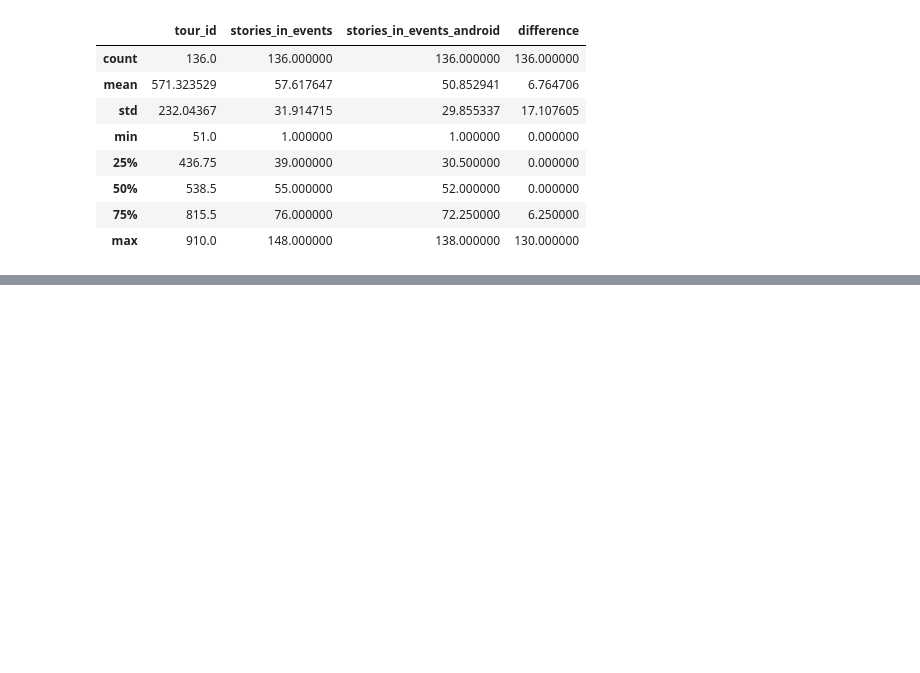
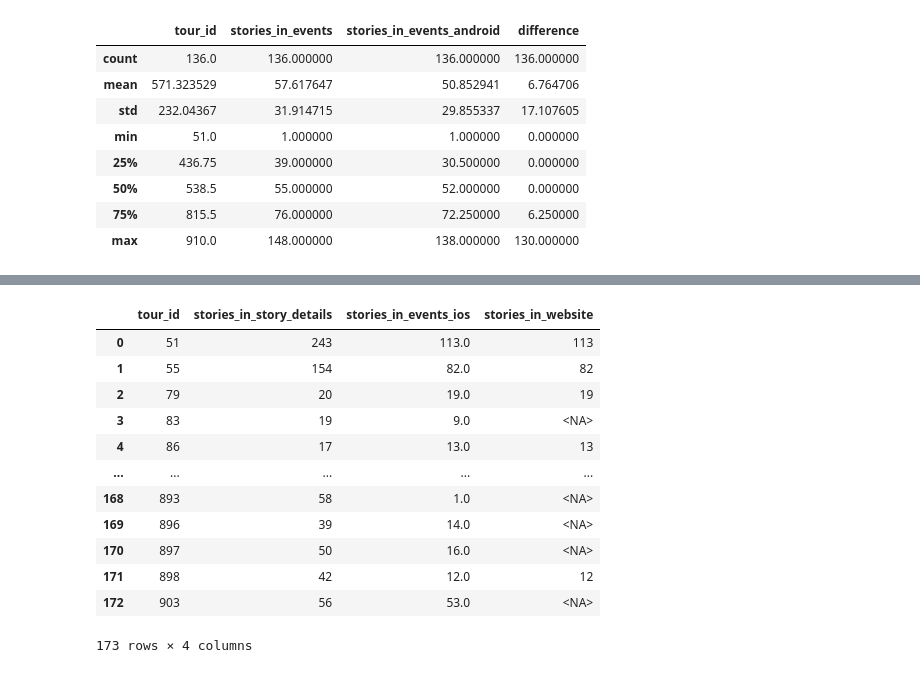
Before and after one commit to vassilismylo/Clio_Muse, a Jupyter notebook: Altair_Analytics/story_order_analysis.ipynb, the cells around one changed output, grey strips where cells are left out. Saved outputs shown, nothing was run; the diff lists cells and outputs as text; code cells hidden in the pictures; blank space fills up the shorter version.

```diff
--- a/Altair_Analytics/story_order_analysis.ipynb
+++ b/Altair_Analytics/story_order_analysis.ipynb
@@ -462,0 +522,16 @@ side_by_side.describe()
+# %%
+comparison_ios
+# %% [output]
+|  | tour_id | stories_in_story_details | stories_in_events_ios | stories_in_website |
+| 0 | 51 | 243 | 113.0 | 113 |
+| 1 | 55 | 154 | 82.0 | 82 |
+| 2 | 79 | 20 | 19.0 | 19 |
+| 3 | 83 | 19 | 9.0 | <NA> |
+| 4 | 86 | 17 | 13.0 | 13 |
+| ... | ... | ... | ... | ... |
+| 168 | 893 | 58 | 1.0 | <NA> |
+| 169 | 896 | 39 | 14.0 | <NA> |
+| 170 | 897 | 50 | 16.0 | <NA> |
+| 171 | 898 | 42 | 12.0 | 12 |
+| 172 | 903 | 56 | 53.0 | <NA> |
+173 rows × 4 columns
```
Also changed, not shown: parts of 12 cells of this notebook, 1 other file.
